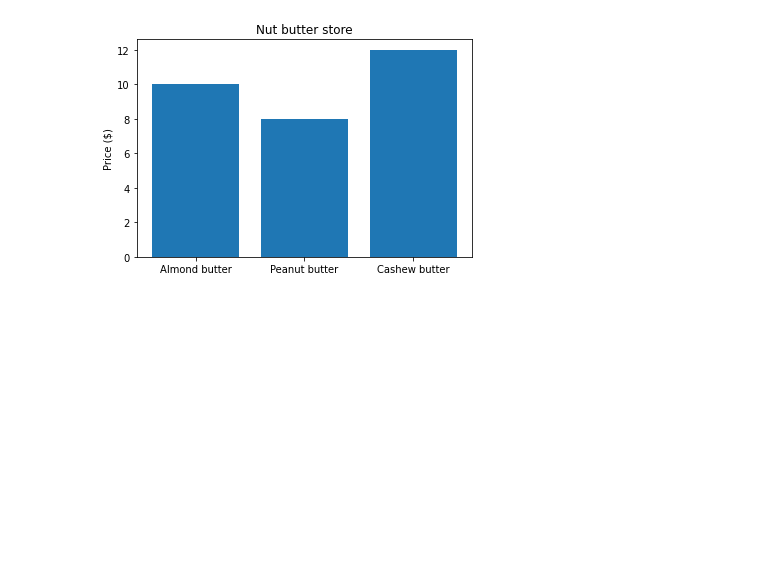
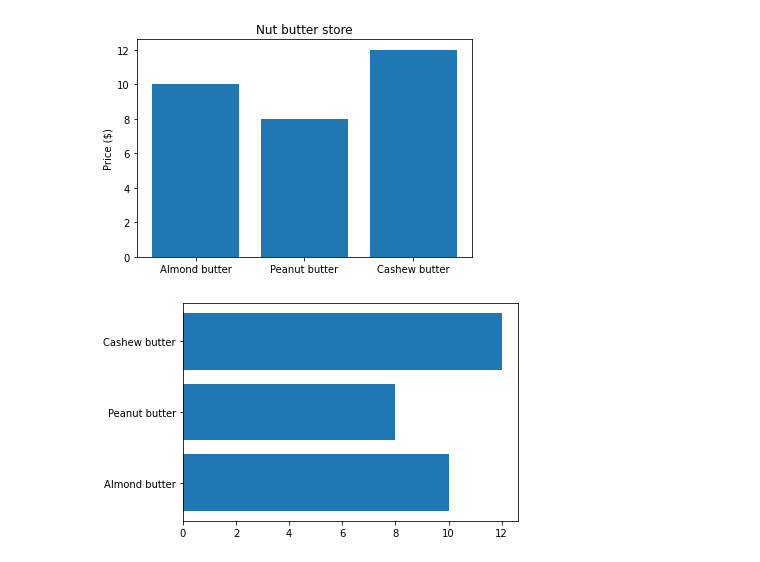
Before and after one commit to cwg7/Matplotlib-works, a Jupyter notebook: matplotlib_Overview.ipynb, the cells around one changed output. Drawn from its saved outputs; the diff is of its cells as text; code cells hidden in the pictures; blank space fills up the shorter version.

```diff
--- a/matplotlib_Overview.ipynb
+++ b/matplotlib_Overview.ipynb
@@ -124,3 +124,8 @@ ax.set(title = "Nut butter store",
       ylabel = "Price ($)");
 # %% [output]
 [figure]
+# %%
+fig, ax = plt.subplots()
+ax.barh(list(nut_butter_prices.keys()), list(nut_butter_prices.values()));
+# %% [output]
+[figure, added]
```
Also changed, not shown: parts of 3 cells of this notebook.
